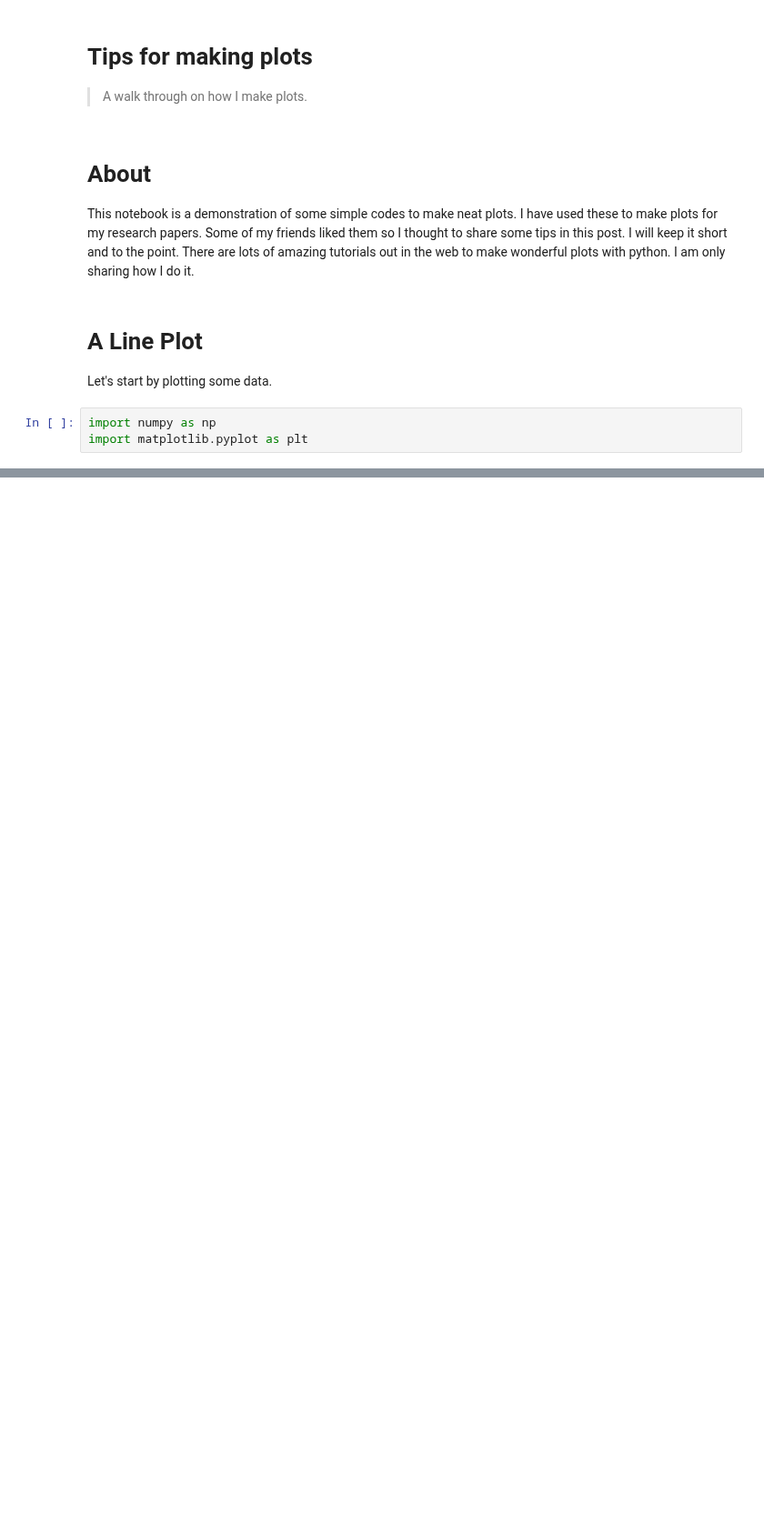
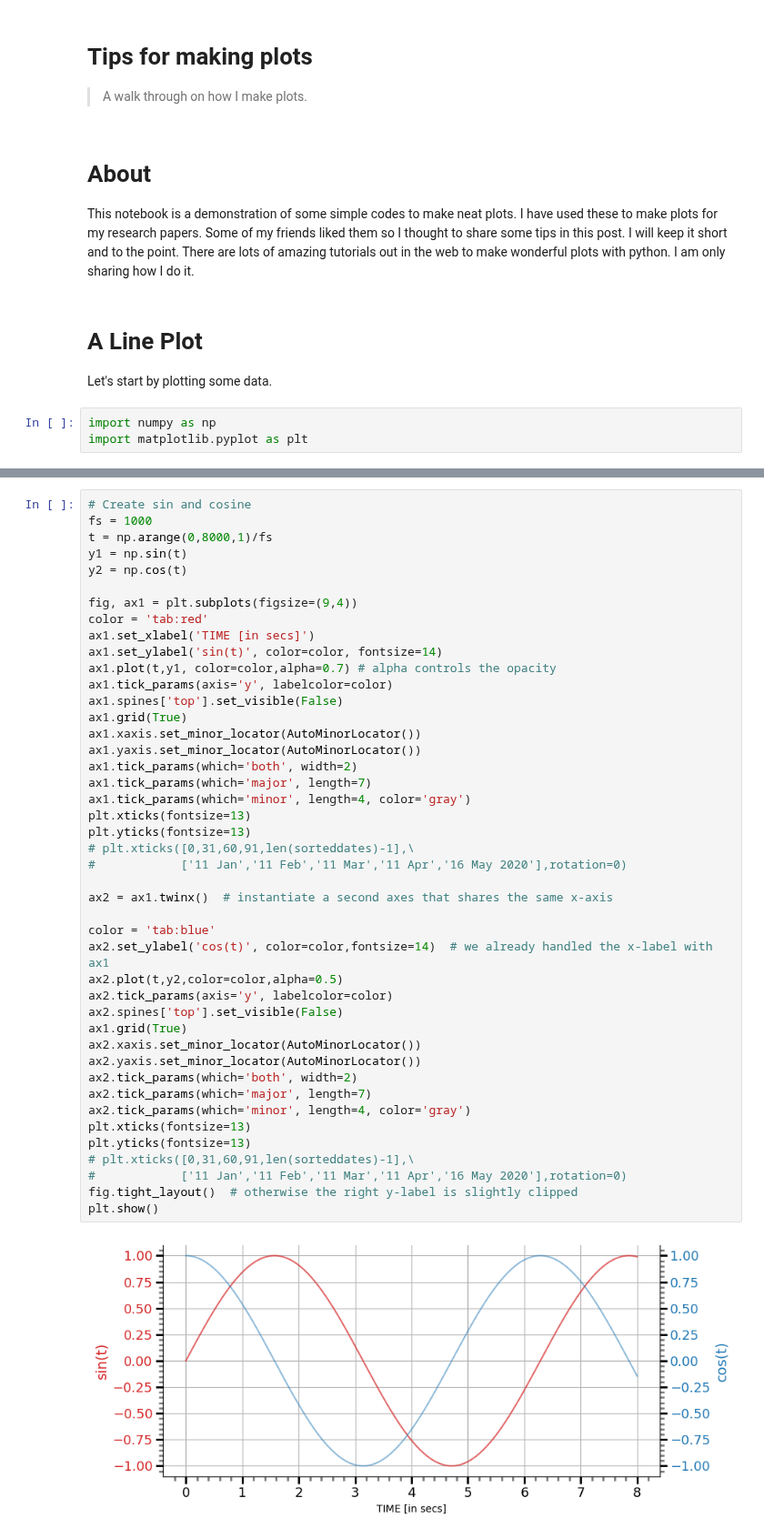
Before and after one commit to neerajww/myblog, a Jupyter notebook: _notebooks/2020-06-05-plotting_tips.ipynb, the cells around one changed output, grey strips where cells are left out. Shown at 91% size. Cells and saved outputs as stored; diff of their text form; blank space fills up the shorter version.

```diff
--- a/_notebooks/2020-06-05-plotting_tips.ipynb
+++ b/_notebooks/2020-06-05-plotting_tips.ipynb
@@ -55,0 +60,46 @@ plt.show()
+# %%
+# Create sin and cosine
+fs = 1000
+t = np.arange(0,8000,1)/fs
+y1 = np.sin(t)
+y2 = np.cos(t)
+
+fig, ax1 = plt.subplots(figsize=(9,4))
+color = 'tab:red'
+ax1.set_xlabel('TIME [in secs]')
+ax1.set_ylabel('sin(t)', color=color, fontsize=14)
+ax1.plot(t,y1, color=color,alpha=0.7) # alpha controls the opacity
+ax1.tick_params(axis='y', labelcolor=color)
+ax1.spines['top'].set_visible(False)
+ax1.grid(True)
+ax1.xaxis.set_minor_locator(AutoMinorLocator())
+ax1.yaxis.set_minor_locator(AutoMinorLocator())
+ax1.tick_params(which='both', width=2)
+ax1.tick_params(which='major', length=7)
+ax1.tick_params(which='minor', length=4, color='gray')
+plt.xticks(fontsize=13)
+plt.yticks(fontsize=13)
+# plt.xticks([0,31,60,91,len(sorteddates)-1],\
+#            ['11 Jan','11 Feb','11 Mar','11 Apr','16 May 2020'],rotation=0)
+
+ax2 = ax1.twinx()  # instantiate a second axes that shares the same x-axis
+
+color = 'tab:blue'
+ax2.set_ylabel('cos(t)', color=color,fontsize=14)  # we already handled the x-label with ax1
+ax2.plot(t,y2,color=color,alpha=0.5)
+ax2.tick_params(axis='y', labelcolor=color)
+ax2.spines['top'].set_visible(False)
+ax1.grid(True)
+ax2.xaxis.set_minor_locator(AutoMinorLocator())
+ax2.yaxis.set_minor_locator(AutoMinorLocator())
+ax2.tick_params(which='both', width=2)
+ax2.tick_params(which='major', length=7)
+ax2.tick_params(which='minor', length=4, color='gray')
+plt.xticks(fontsize=13)
+plt.yticks(fontsize=13)
+# plt.xticks([0,31,60,91,len(sorteddates)-1],\
+#            ['11 Jan','11 Feb','11 Mar','11 Apr','16 May 2020'],rotation=0)
+fig.tight_layout()  # otherwise the right y-label is slightly clipped
+plt.show()
+# %% [output]
+[figure, added]
```
Also changed, not shown: parts of 11 cells of this notebook, 1 other file.
